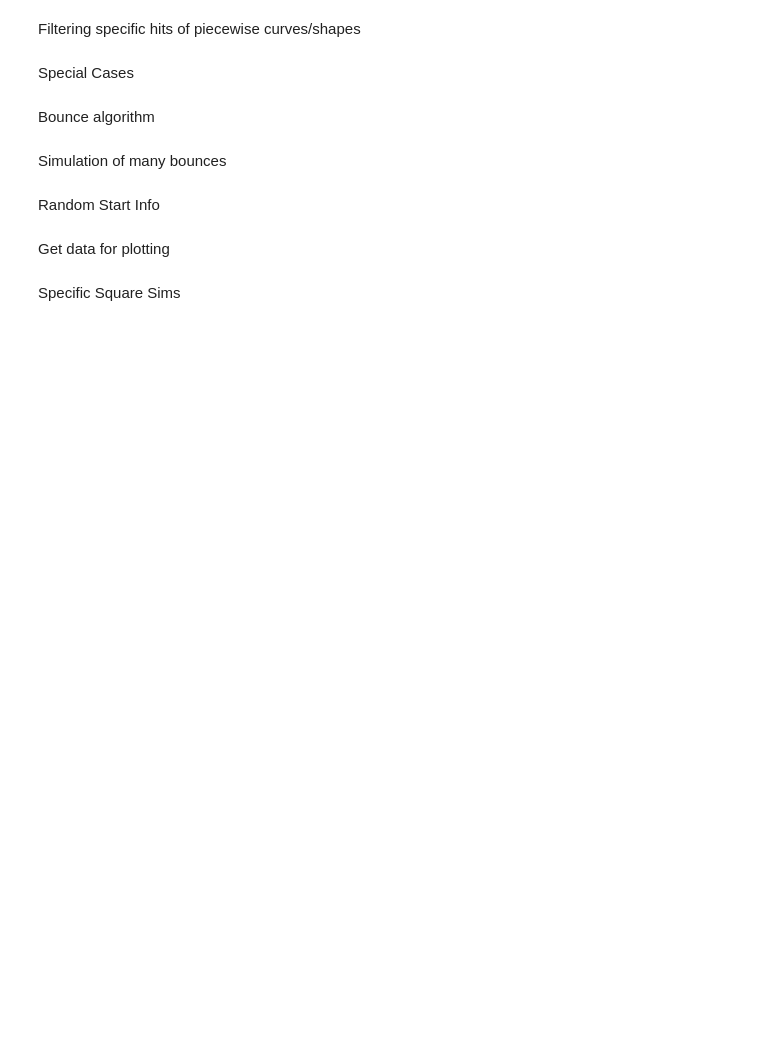
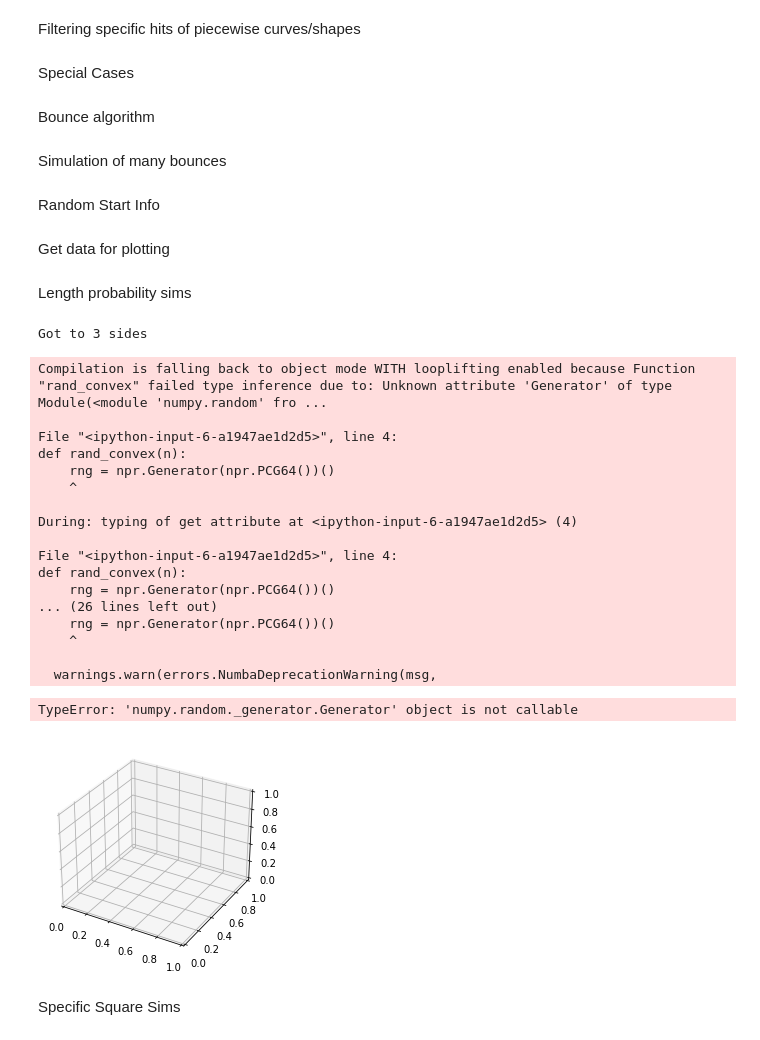
Before and after one commit to Creatorri/18.821-Project-2-Billiards, a Jupyter notebook: Collision.ipynb, the cells around one changed output. Cells and saved outputs as stored; diff of their text form; code cells hidden in the pictures; blank space fills up the shorter version.

```diff
--- a/Collision.ipynb
+++ b/Collision.ipynb
@@ -130,12 +234,16 @@ def sim(hitFunc,x,v,depth):
 # %% [markdown]
 Random Start Info
 # %%
+@jit(fastmath=True,parallel=True)
 def randx(rad):
+    rng = npr.Generator(npr.PCG64())()
     r = rng.random()*rad
     theta = 2*np.pi*rng.random()
     x = np.multiply(r,np.array([np.cos(theta),np.sin(theta)]))
     return x
+@jit(fastmath=True,parallel=True)
 def randv():
+    rng = npr.Generator(npr.PCG64())()
     vtheta = 2*np.pi*rng.random()
     v = np.array([np.cos(vtheta),np.sin(vtheta)])
     return v
@@ -152,5 +266,68 @@ def side_chance(sim_result,mod=0):
     counts = normalize(counts)
     return uniques,counts
+# %% [markdown]
+Length probability sims
+# %%
+@vectorize(fastmath=True)
+def sidelen(q0,q1):
+    return np.linalg.norm(q1-q0)
+@jit(fastmath=True,parallel=True,forceobj=True)
+def lenprob(depth,sides,trials,tries=10):
+    length = np.array([])
+    prob = np.array([])
+    theta = np.array([])
+
+    for n in prange(sides-3):
+        print("Got to {} sides".format(n+3))
+        for k in prange(trials):
+            shape = rand_convex(n+3)
+            hit = polygon_hit(shape)
+            sidelengths = sidelen(shape)
+            t = 0
+            ls = None
+            while t < tries:
+                t += 1
+                try:
+                    v = randv()
+                    ls = sim(hit,randx(1),v,depth)
+                    us,cs = side_chance(ls)
+                    ncs = cs/np.sum(sidelengths)
+                    length = np.append(length,sidelengths[us])
+                    prob = np.append(prob,ncs)
+                    theta = np.append(theta,np.arctan2(v[1],v[0]))
+                except:
+                    continue
+    return length, prob
+# %%
+from mpl_toolkits.mplot3d import Axes3D
+fig = plt.figure()
+ax = fig.add_subplot(111, projection='3d')
+l,p,a = lenprob(10000,200,1000)
+plt.plot(l,p,'k.')
+plt.show()
+ax.scatter(l,p,a)
+plt.show()
+# %% [output]
+Got to 3 sides
+Compilation is falling back to object mode WITH looplifting enabled because Function "rand_convex" failed type inference due to: Unknown attribute 'Generator' of type Module(<module 'numpy.random' fro ...
+
+File "<ipython-input-6-a1947ae1d2d5>", line 4:
+def rand_convex(n):
+    rng = npr.Generator(npr.PCG64())()
+    ^
+
+During: typing of get attribute at <ipython-input-6-a1947ae1d2d5> (4)
+
+File "<ipython-input-6-a1947ae1d2d5>", line 4:
+def rand_convex(n):
+    rng = npr.Generator(npr.PCG64())()
+... (26 lines left out)
+    rng = npr.Generator(npr.PCG64())()
+    ^
+
+  warnings.warn(errors.NumbaDeprecationWarning(msg,
+TypeError: 'numpy.random._generator.Generator' object is not callable
+[figure, added]
 # %% [markdown]
 Specific Square Sims
 # %%
```
Also changed, not shown: parts of 29 cells of this notebook, 30 other files.
